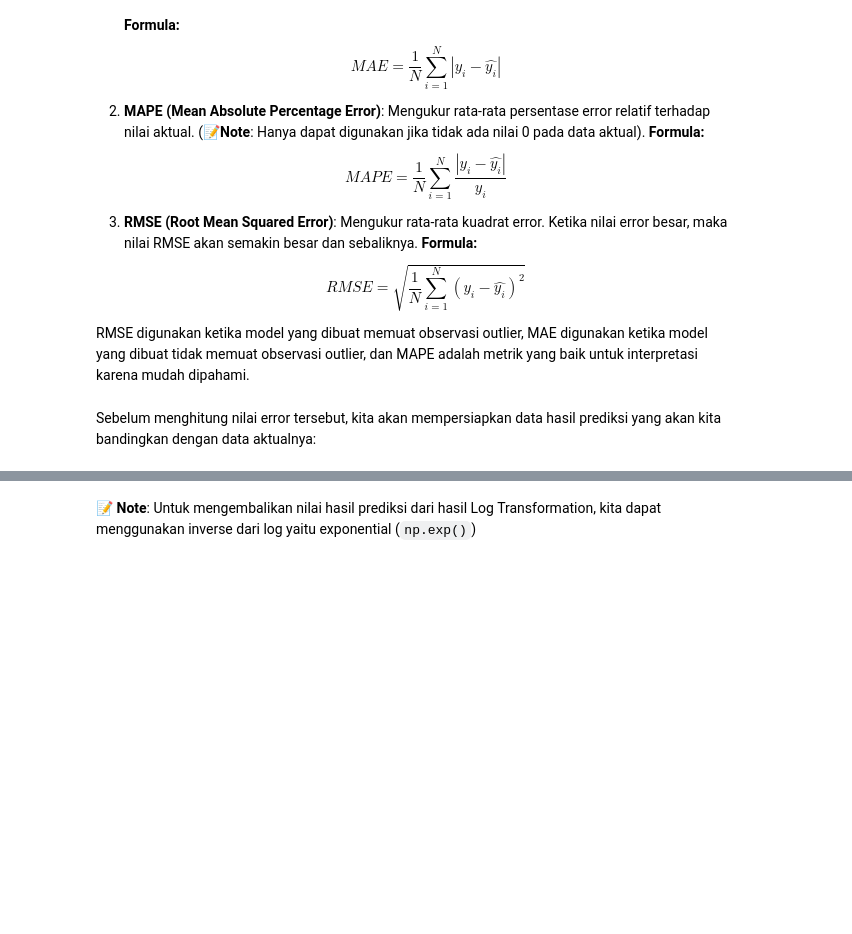
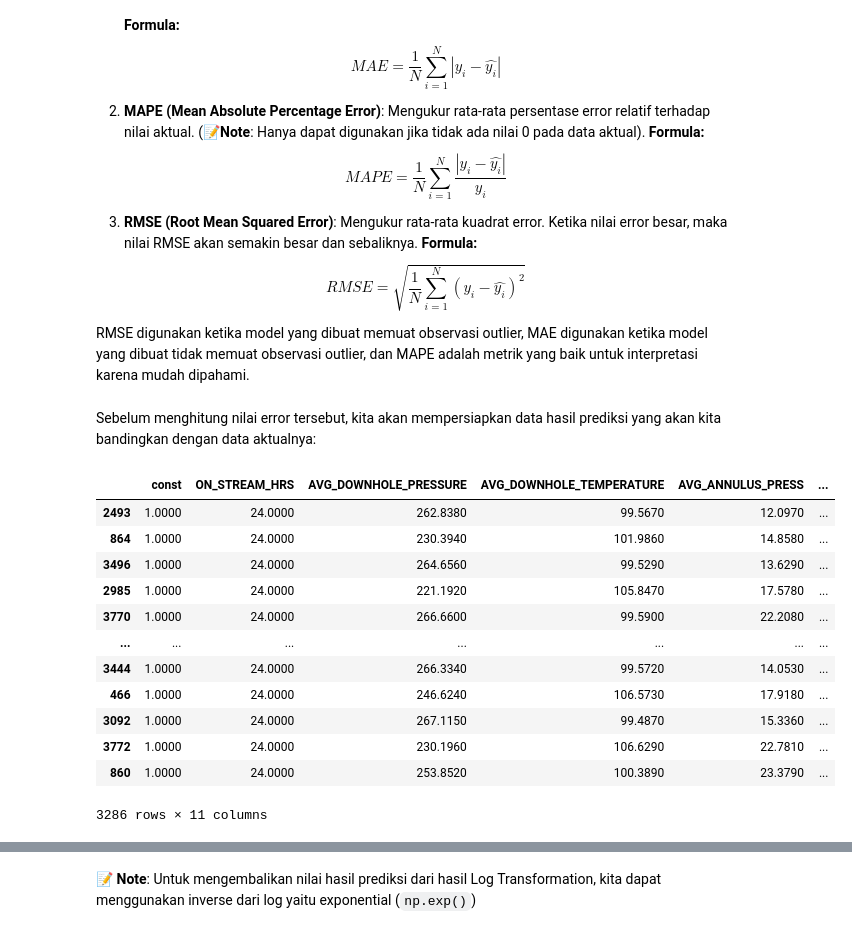
Before and after one commit to mhaniffajari/Data-Science-Project, a Jupyter notebook: Algoritma Training/4_rm-main/Inclass Freeport Regression.ipynb, the cells around one changed output, grey strips where cells are left out. Drawn from its saved outputs; the diff is of its cells as text; code cells hidden in the pictures; blank space fills up the shorter version.

```diff
--- a/Algoritma Training/4_rm-main/Inclass Freeport Regression.ipynb
+++ b/Algoritma Training/4_rm-main/Inclass Freeport Regression.ipynb
@@ -1179,16 +1189,16 @@ Gunakan `x_train_multi`, `y_train_multi`, `x_test_multi`, dan `y_test_multi` seb
 Sama seperti pada bagian Simple Linear Regression, kita akan mencoba untuk membuat nilai outlier untuk memastikan data kita hanya dilatih pada data yang umum terjadi. Sehingga, kita dapat mencegah bias yang disebabkan oleh outlier.
 # %%
 # code here
-y_train_final = ...
-x_train_final = ...
+y_train_final =y_train_multi
+x_train_final = x_train_multi
 # %% [markdown]
 ### 2. Drop Multicolinearity Column
 
 Salah satu penyebab terjadinya kejanggalan dari besar coefficient dan p-values model adalah karena adanya multicolinearity, solusi untuk menyelesaikan masalah tersebut adalah dengan membuang salah satu kolomya.
 # %%
 # code here
-x_train_final = ...
-x_test_final = ...
+x_train_final = x_train_final.drop('AVG_DP_TUBING',axis=1)
+x_test_final = x_test_multi.drop('AVG_DP_TUBING', axis=1)
 # %% [markdown]
 ### 3. [Optional] Transform Target Variable
 
@@ -1274,3 +1361,19 @@ Untuk mendapatkan gambaran yang lebih objektif, kita perlu melakukan evaluasi me
 RMSE digunakan ketika model yang dibuat memuat observasi outlier, MAE digunakan ketika model yang dibuat tidak memuat observasi outlier, dan MAPE adalah metrik yang baik untuk interpretasi karena mudah dipahami.
 # %% [markdown]
 Sebelum menghitung nilai error tersebut, kita akan mempersiapkan data hasil prediksi yang akan kita bandingkan dengan data aktualnya:
+# %%
+x_train_final
+# %% [output]
+|  | const | ON_STREAM_HRS | AVG_DOWNHOLE_PRESSURE | AVG_DOWNHOLE_TEMPERATURE | AVG_ANNULUS_PRESS | ... |
+| 2493 | 1.0000 | 24.0000 | 262.8380 | 99.5670 | 12.0970 | ... |
+| 864 | 1.0000 | 24.0000 | 230.3940 | 101.9860 | 14.8580 | ... |
+| 3496 | 1.0000 | 24.0000 | 264.6560 | 99.5290 | 13.6290 | ... |
+| 2985 | 1.0000 | 24.0000 | 221.1920 | 105.8470 | 17.5780 | ... |
+| 3770 | 1.0000 | 24.0000 | 266.6600 | 99.5900 | 22.2080 | ... |
+| ... | ... | ... | ... | ... | ... | ... |
+| 3444 | 1.0000 | 24.0000 | 266.3340 | 99.5720 | 14.0530 | ... |
+| 466 | 1.0000 | 24.0000 | 246.6240 | 106.5730 | 17.9180 | ... |
+| 3092 | 1.0000 | 24.0000 | 267.1150 | 99.4870 | 15.3360 | ... |
+| 3772 | 1.0000 | 24.0000 | 230.1960 | 106.6290 | 22.7810 | ... |
+| 860 | 1.0000 | 24.0000 | 253.8520 | 100.3890 | 23.3790 | ... |
+3286 rows × 11 columns
```
Also changed, not shown: parts of 36 cells of this notebook, 35 other files.
